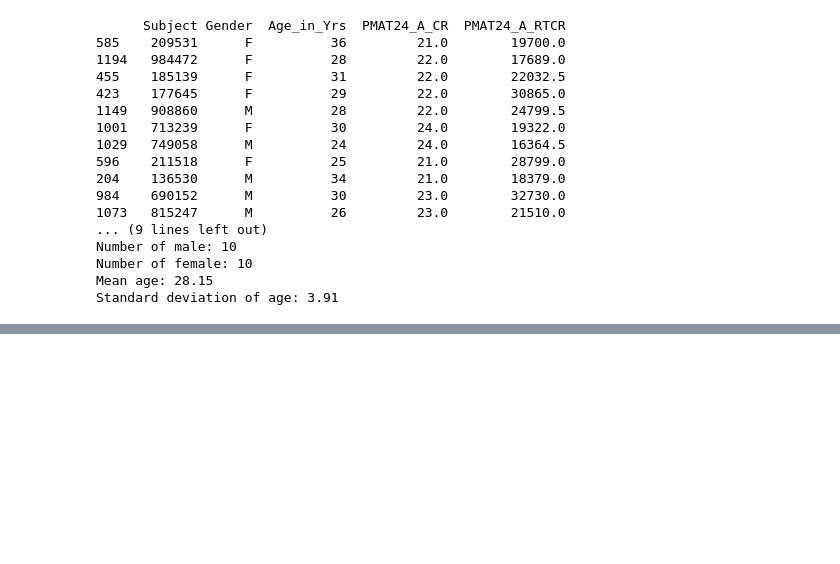
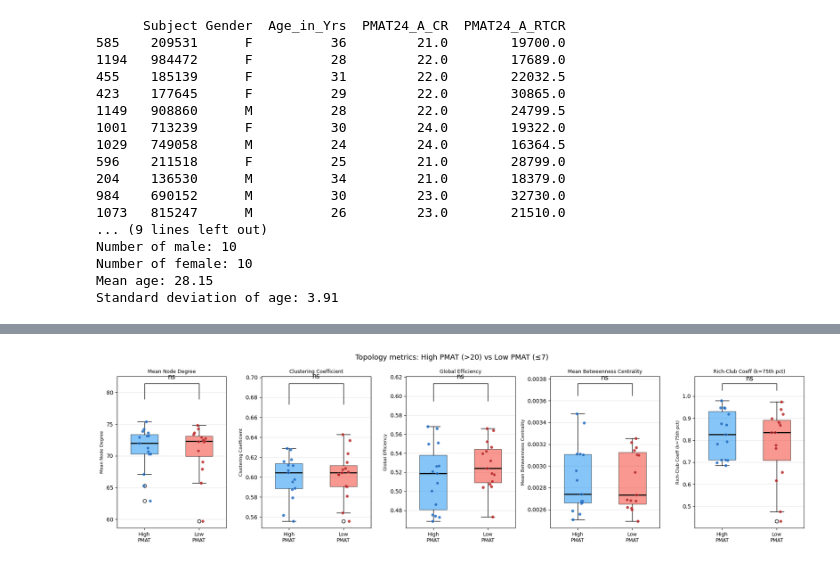
Before and after one commit to stevanna98/brain_network_into_dnn_v2, a Jupyter notebook: eda.ipynb, the cells around one changed output, grey strips where cells are left out. Cells and saved outputs as stored; diff of their text form; code cells hidden in the pictures; blank space fills up the shorter version.

```diff
--- a/eda.ipynb
+++ b/eda.ipynb
@@ -195,0 +683,96 @@ Standard deviation of age: 3.09
+# %%
+from scipy import stats as sp_stats
+import warnings
+
+high_df = df_gm[df_gm['group'] == 'High PMAT (>20)']
+low_df  = df_gm[df_gm['group'] == 'Low PMAT (≤7)']
+
+def cohens_d(a, b):
+    pooled_std = np.sqrt((np.std(a, ddof=1)**2 + np.std(b, ddof=1)**2) / 2)
+    return (np.mean(a) - np.mean(b)) / pooled_std if pooled_std > 0 else np.nan
+
+def rank_biserial(u_stat, n1, n2):
+    """Effect size for Mann-Whitney U."""
+    return 1 - (2 * u_stat) / (n1 * n2)
+
+def significance_stars(p):
+    if p < 0.001: return '***'
+    if p < 0.01:  return '**'
+    if p < 0.05:  return '*'
+    return 'ns'
+
+rows = []
+for col in metric_cols:
+    h = high_df[col].dropna().values
+    l = low_df[col].dropna().values
+
+    # Shapiro-Wilk normality
+    _, p_sw_h = sp_stats.shapiro(h)
+    _, p_sw_l = sp_stats.shapiro(l)
+    normal = p_sw_h > 0.05 and p_sw_l > 0.05
+
+    # Independent t-test
+    t_stat, p_t = sp_stats.ttest_ind(h, l)
+
+    # Mann-Whitney U (non-parametric)
+    u_stat, p_mwu = sp_stats.mannwhitneyu(h, l, alternative='two-sided')
+
+    # Effect sizes
+    d   = cohens_d(h, l)
+    rbc = rank_biserial(u_stat, len(h), len(l))
+
+    rows.append(dict(
+        Metric          = metric_labels[col],
+        High_mean       = f'{h.mean():.4f} ± {h.std():.4f}',
+        Low_mean        = f'{l.mean():.4f} ± {l.std():.4f}',
+        SW_normal       = 'yes' if normal else 'no',
+        t_stat          = f'{t_stat:.3f}',
+        p_ttest         = f'{p_t:.3f} {significance_stars(p_t)}',
+        U_stat          = f'{u_stat:.1f}',
+        p_MWU           = f'{p_mwu:.3f} {significance_stars(p_mwu)}',
+        Cohens_d        = f'{d:.3f}',
+        Rank_biserial_r = f'{rbc:.3f}',
+    ))
+
+df_tests = pd.DataFrame(rows).set_index('Metric')
+print("=== High PMAT vs Low PMAT — group comparison ===\n")
+print(df_tests.to_string())
+
+# --- Grouped bar chart with individual data points ---
+fig, axes = plt.subplots(1, len(metric_cols), figsize=(18, 5))
+fig.suptitle('Topology metrics: High PMAT (>20) vs Low PMAT (≤7)', fontsize=13)
+
+for ax, col in zip(axes, metric_cols):
+    h_vals = high_df[col].dropna().values
+    l_vals = low_df[col].dropna().values
+
+    _, p_mwu = sp_stats.mannwhitneyu(h_vals, l_vals, alternative='two-sided')
+
+    positions = [0, 1]
+    bp = ax.boxplot([h_vals, l_vals], positions=positions, widths=0.5,
+                    patch_artist=True, notch=False,
+                    medianprops=dict(color='black', linewidth=2))
+    for patch, color in zip(bp['boxes'], ['#2196F3', '#F44336']):
+        patch.set_facecolor(color)
+        patch.set_alpha(0.55)
+
+    # Jittered individual points
+    for vals, pos, color in [(h_vals, 0, '#1565C0'), (l_vals, 1, '#B71C1C')]:
+        jitter = np.random.default_rng(42).uniform(-0.12, 0.12, len(vals))
+        ax.scatter(pos + jitter, vals, color=color, s=30, alpha=0.8, zorder=3, edgecolors='white', linewidths=0.3)
+
+    # Significance bracket
+    y_max = max(np.max(h_vals), np.max(l_vals))
+    y_top = y_max * 1.08
+    ax.plot([0, 0, 1, 1], [y_top * 0.97, y_top, y_top, y_top * 0.97], color='black', linewidth=1)
+    ax.text(0.5, y_top * 1.005, significance_stars(p_mwu), ha='center', va='bottom', fontsize=12)
+
+    ax.set_xticks([0, 1])
+    ax.set_xticklabels(['High\nPMAT', 'Low\nPMAT'], fontsize=9)
+    ax.set_title(metric_labels[col], fontsize=9)
+    ax.set_ylabel(metric_labels[col], fontsize=8)
+    ax.grid(axis='y', alpha=0.3)
+
+plt.tight_layout()
+plt.show()
+# %% [output]
@@ -195,0 +788 @@ Standard deviation of age: 3.09
+[figure, added]
```
Also changed, not shown: parts of 24 cells of this notebook, 3 other files.
